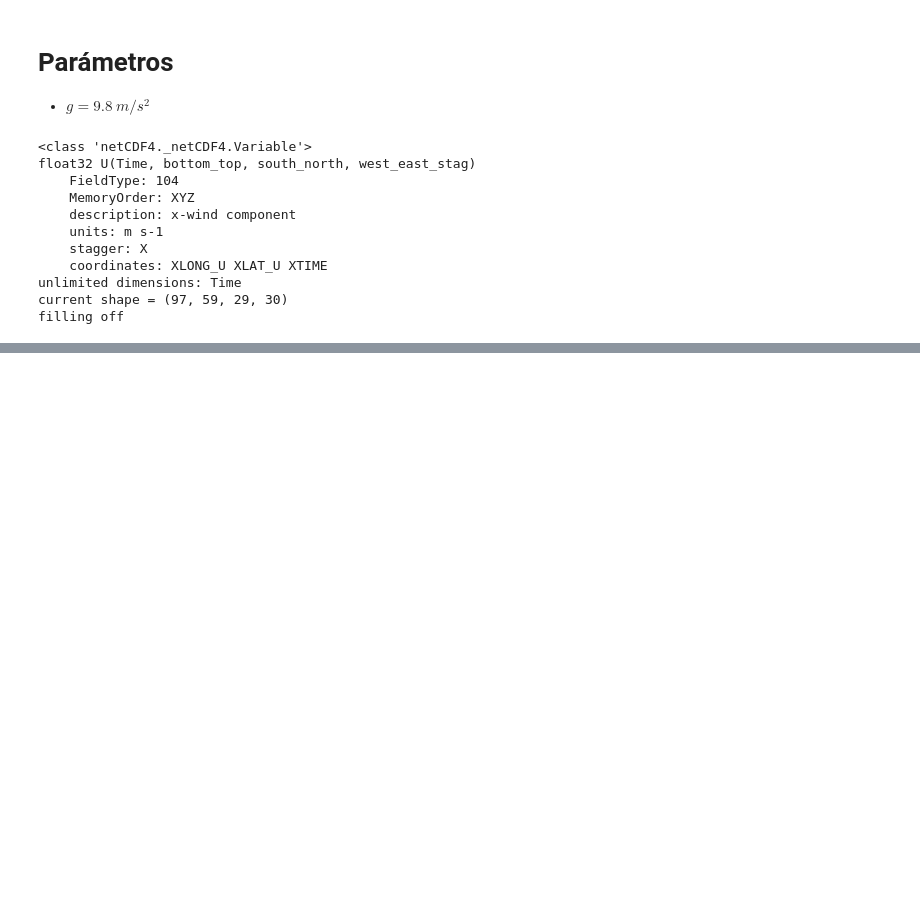
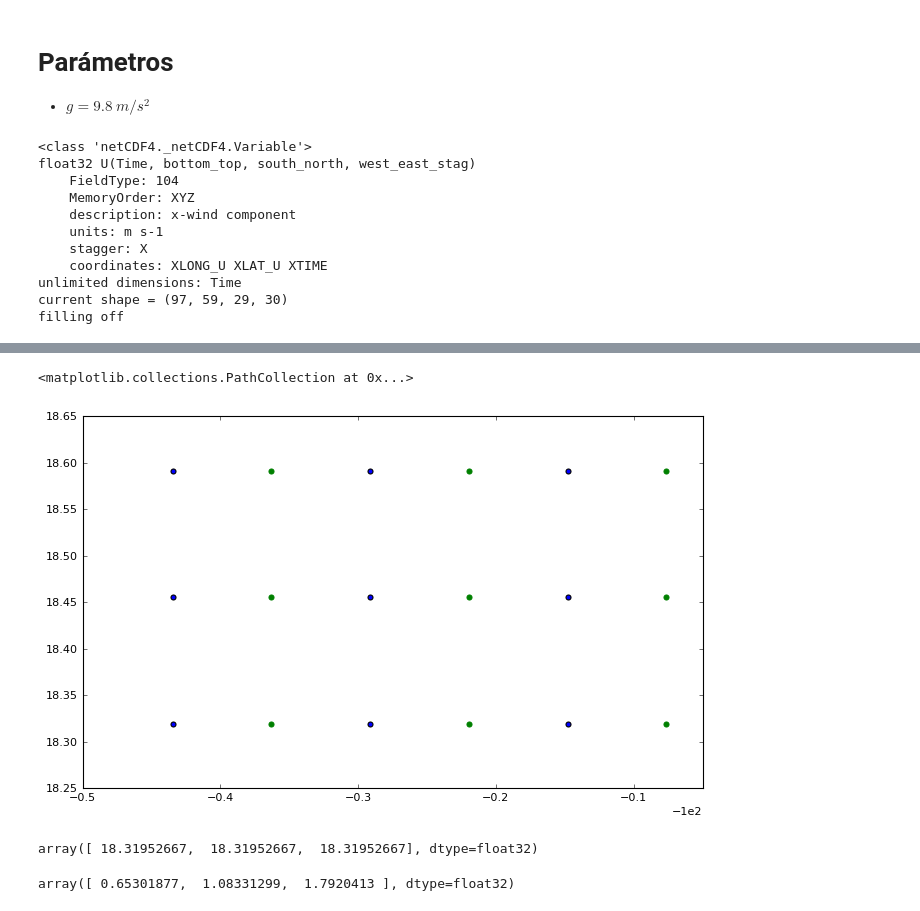
Before and after one commit to cpierard/capa_limite_WRF, a Jupyter notebook: Pruebas_netCDF4.ipynb, the cells around one changed output, grey strips where cells are left out. Drawn from its saved outputs; the diff is of its cells as text; code cells hidden in the pictures; blank space fills up the shorter version.

```diff
--- a/Pruebas_netCDF4.ipynb
+++ b/Pruebas_netCDF4.ipynb
@@ -165,0 +181,22 @@ def compute_Richardson(T_s, θ, Z, u, v):
+# %%
+xlat = nc.variables['XLAT']
+xlong = nc.variables['XLONG']
+
+xlat_u = nc.variables['XLAT_U']
+xlong_u = nc.variables['XLONG_U']
+
+xlat_v = nc.variables['XLAT_V']
+xlong_v = nc.variables['XLONG_V']
+# %%
+plt.figure(figsize=(10,6))
+range_x = range(3,6)
+plt.scatter(xlong_u[0,range_x, range_x], xlat_u[0, range_x, range_x])
+#plt.scatter(xlong_v[0,range_x, range_x], xlat_v[0, range_x, range_x], color = 'r')
+plt.scatter(xlong[0,range_x, range_x], xlat[0, range_x, range_x], color = 'g')
+# %% [output]
+<matplotlib.collections.PathCollection at 0x...>
+[figure, added]
+# %%
+xlat_u[0, 3, 3:6]
+# %% [output]
+array([ 18.31952667,  18.31952667,  18.31952667], dtype=float32)
@@ -165,0 +205,4 @@ def compute_Richardson(T_s, θ, Z, u, v):
+# %%
+u[0, 10, 3, 3:6]
+# %% [output]
+array([ 0.65301877,  1.08331299,  1.7920413 ], dtype=float32)
```
Also changed, not shown: parts of 47 cells of this notebook.
